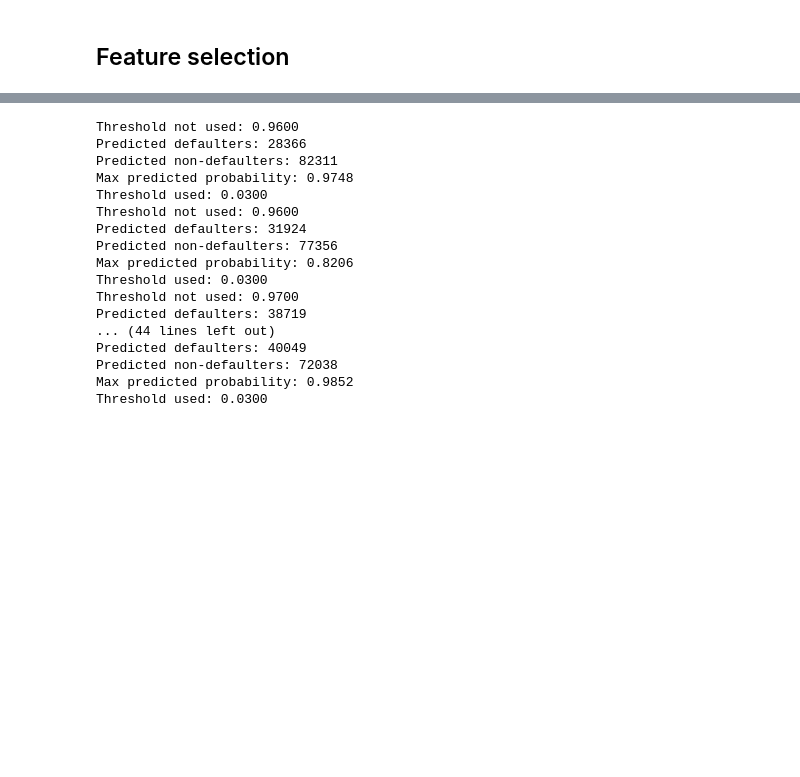
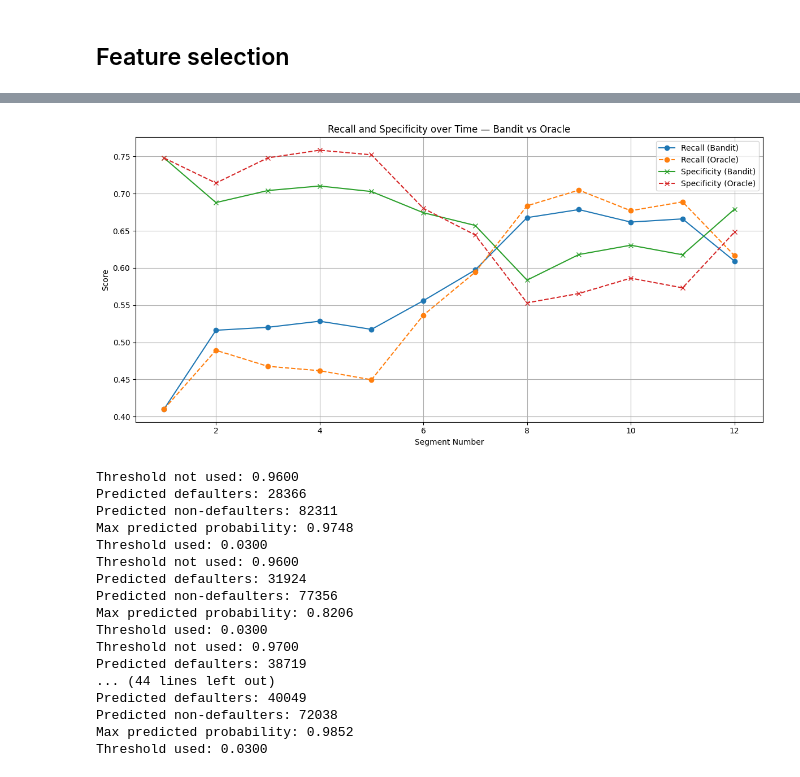
Before and after one commit to manpreetsingh227/MSc-project, a Jupyter notebook: notebooks/EDA.ipynb, the cells around one changed output, grey strips where cells are left out. Cells and saved outputs as stored; diff of their text form; code cells hidden in the pictures; blank space fills up the shorter version.

```diff
--- a/notebooks/EDA.ipynb
+++ b/notebooks/EDA.ipynb
@@ -401,3 +408,19 @@ plt.show()
+# %%
+plt.figure(figsize=(12, 6))
+
+plt.plot(df_bandit["segment_num"], df_bandit["recall"], label="Recall (Bandit)", marker='o')
+plt.plot(df_oracle["segment_num"], df_oracle["recall"], label="Recall (Oracle)", marker='o', linestyle='--')
+plt.plot(df_bandit["segment_num"], df_bandit["specificity"], label="Specificity (Bandit)", marker='x')
+plt.plot(df_oracle["segment_num"], df_oracle["specificity"], label="Specificity (Oracle)", marker='x', linestyle='--')
+plt.xlabel("Segment Number")
+plt.ylabel("Score")
+plt.title("Recall and Specificity over Time — Bandit vs Oracle")
+plt.legend()
+plt.grid(True)
+plt.tight_layout()
+plt.show()
+# %% [output]
+[figure, added]
 # %%
 import numpy as np
 import pandas as pd
```
Also changed, not shown: parts of 2 cells of this notebook.
